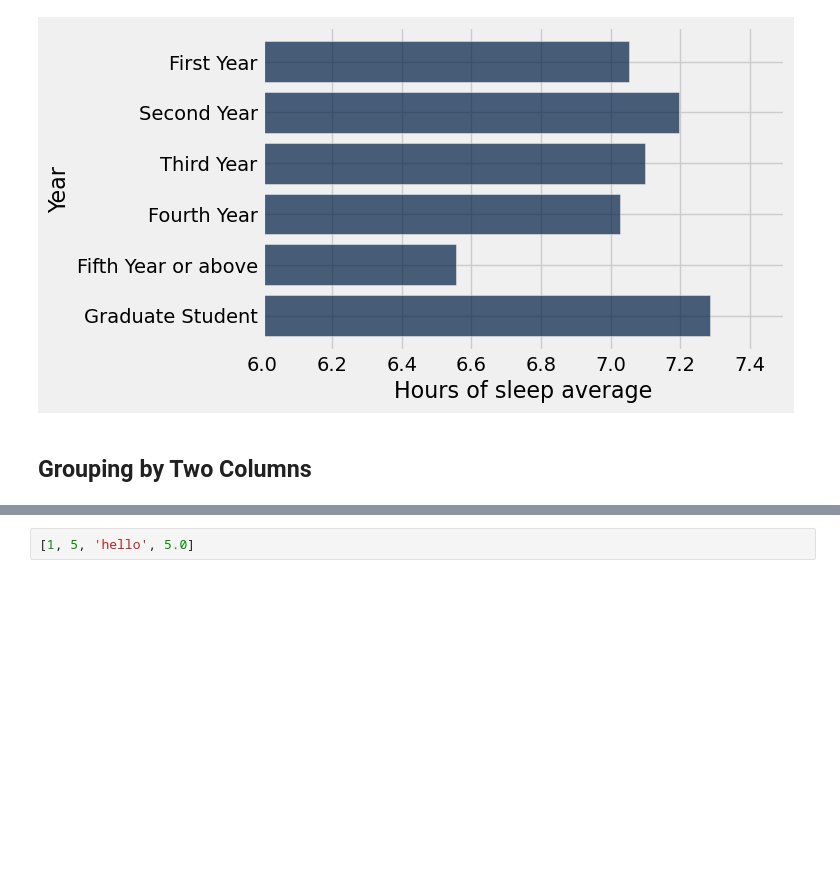
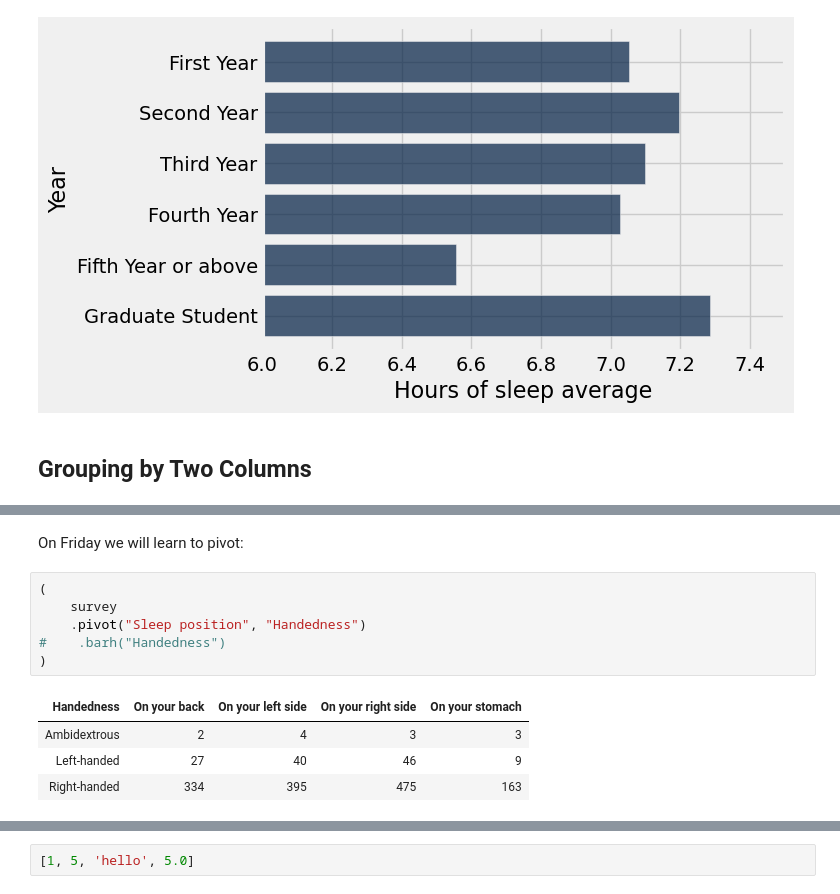
Before and after one commit to data-8/materials-sp23, a Jupyter notebook: lec/lec10.ipynb, the cells around one changed output, grey strips where cells are left out. Drawn from its saved outputs; the diff is of its cells as text; blank space fills up the shorter version.

```diff
--- a/lec/lec10.ipynb
+++ b/lec/lec10.ipynb
@@ -481 +649,14 @@ survey.group(make_array('Handedness', 'Sleep position'))
+# %% [markdown]
+On Friday we will learn to pivot:
+# %%
+(
+    survey
+    .pivot("Sleep position", "Handedness")
+#    .barh("Handedness")
+)
+# %% [output]
+| Handedness | On your back | On your left side | On your right side | On your stomach |
+| Ambidextrous | 2 | 4 | 3 | 3 |
+| Left-handed | 27 | 40 | 46 | 9 |
+| Right-handed | 334 | 395 | 475 | 163 |
 # %% [markdown]
```
Also changed, not shown: parts of 44 cells of this notebook, 1 other file.
